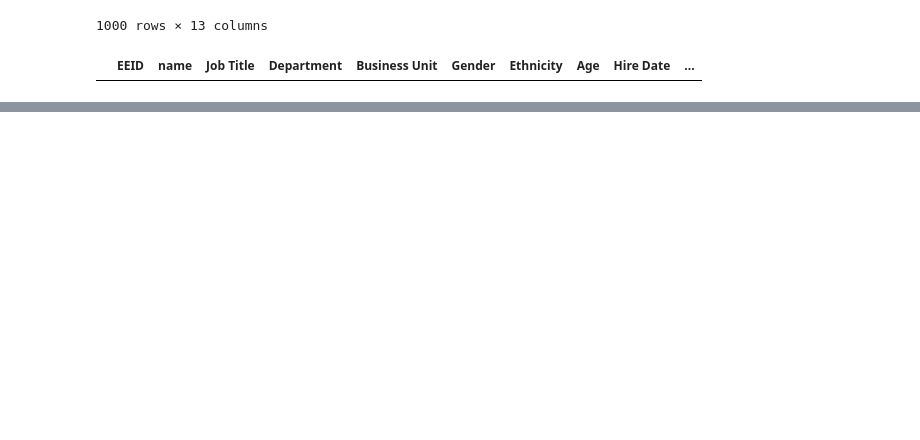
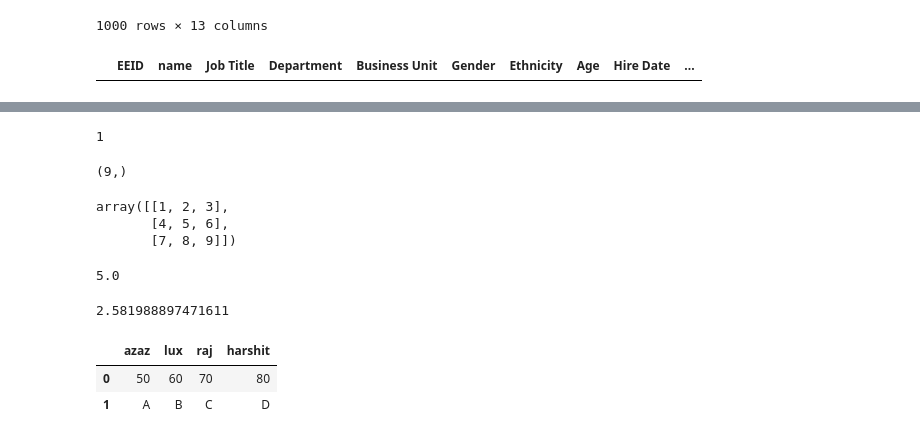
Before and after one commit to azaz9026/Python_library_NumPy, a Jupyter notebook: pandas_and_numpy.ipynb, the cells around one changed output, grey strips where cells are left out. Saved outputs shown, nothing was run; the diff lists cells and outputs as text; code cells hidden in the pictures; blank space fills up the shorter version.

```diff
--- a/pandas_and_numpy.ipynb
+++ b/pandas_and_numpy.ipynb
@@ -245,0 +274,32 @@ outliers
+# %%
+arr.ndim
+# %% [output]
+1
+# %%
+arr.shape
+# %% [output]
+(9,)
+# %%
+arr.reshape(3,3)
+# %% [output]
+array([[1, 2, 3],
+       [4, 5, 6],
+       [7, 8, 9]])
+# %%
+arr.mean()
+# %% [output]
+5.0
+# %%
+arr.std()
+# %% [output]
+2.581988897471611
+# %%
+name = ['azaz' , 'lux' , 'raj' , 'harshit']
+marks = [50 , 60 , 70 , 80]
+grade = ['A' , 'B' , 'C' , 'D']
+
+pd.DataFrame({i[0]:i[1:] for i in zip(name , marks , grade)})
+# %% [output]
+|  | azaz | lux | raj | harshit |
+| 0 | 50 | 60 | 70 | 80 |
+| 1 | A | B | C | D |
```
Also changed, not shown: parts of 8 cells of this notebook.
